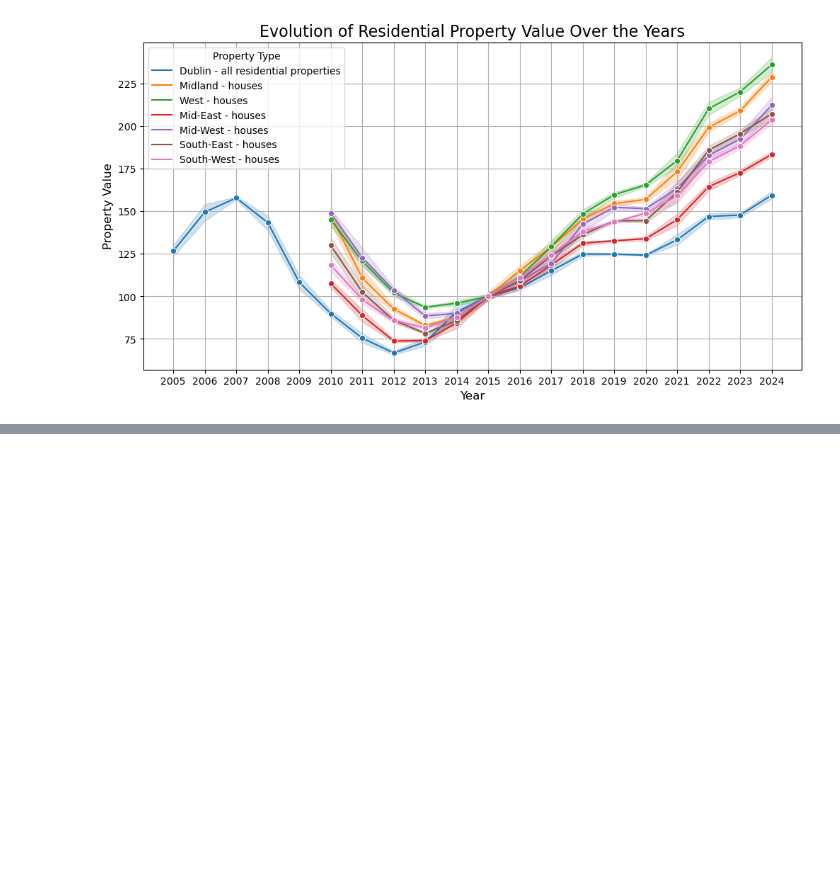
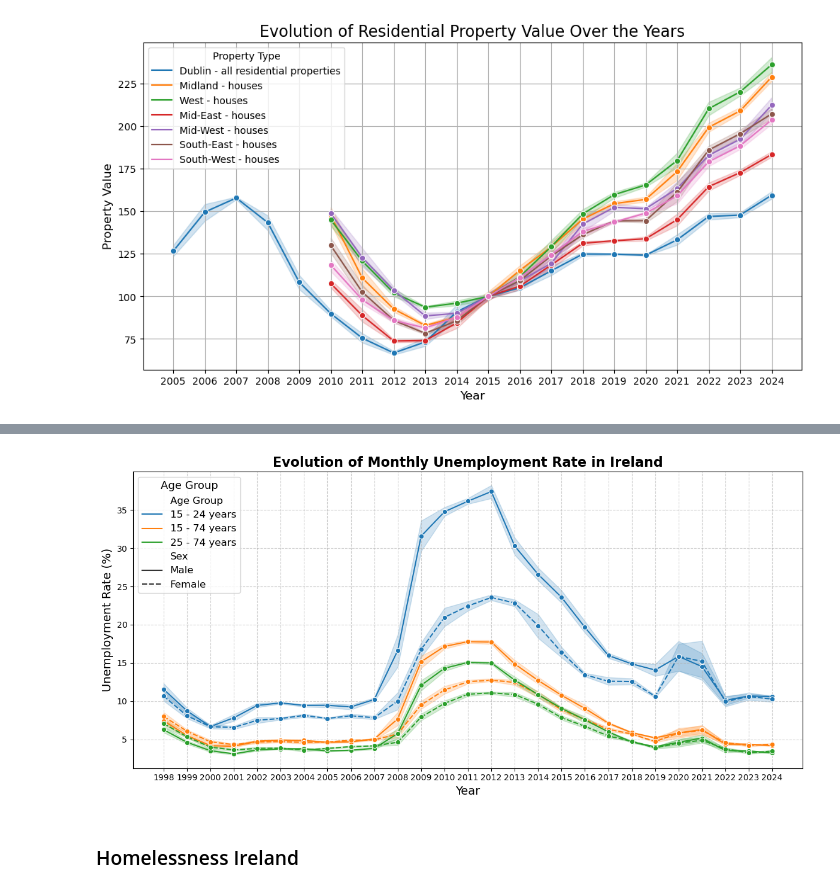
Before and after one commit to RobAstur/Programming-for-data-analytics, a Jupyter notebook: Project/project_version2.ipynb, the cells around one changed output, grey strips where cells are left out. Drawn from its saved outputs; the diff is of its cells as text; code cells hidden in the pictures; blank space fills up the shorter version.

Commit message:
Few plots

```diff
--- a/Project/project_version2.ipynb
+++ b/Project/project_version2.ipynb
@@ -237,0 +266,32 @@ plt.show()
+# %%
+#We need to stract year from month column.
+unemployment_rate_ireland['Year'] = unemployment_rate_ireland['Month'].dt.year.astype(int)
+#size of the plot
+plt.figure(figsize=(12, 6))
+#linplot is perfect to check the evolution
+sns.lineplot(data=unemployment_rate_ireland, x='Year', y='VALUE', hue='Age Group', style='Sex', marker='o')
+# Set x-axis ticks as integers. Otherwise we will get floating numbers and for years is not correct.
+plt.xticks(ticks=unemployment_rate_ireland['Year'].unique(), labels=[str(year) for year in unemployment_rate_ireland['Year'].unique()])
+
+
+
+# Customizing the plot
+plt.title('Evolution of Monthly Unemployment Rate in Ireland', fontsize=16, fontweight='bold')
+plt.xlabel('Year', fontsize=14)
+plt.ylabel('Unemployment Rate (%)', fontsize=14)
+
+# Add gridlines for better readability
+plt.grid(True, linestyle='--', alpha=0.6)
+
+# Customize the legend (placement and title)
+plt.legend(title='Age Group', title_fontsize='13', loc='upper left', fontsize='12')
+
+# Tight layout to adjust for labels and legend
+plt.tight_layout()
+
+# Show the plot
+plt.show()
+# %% [output]
+[figure, added]
+# %% [markdown]
+### Homelessness Ireland
```
Also changed, not shown: parts of 10 cells of this notebook.
